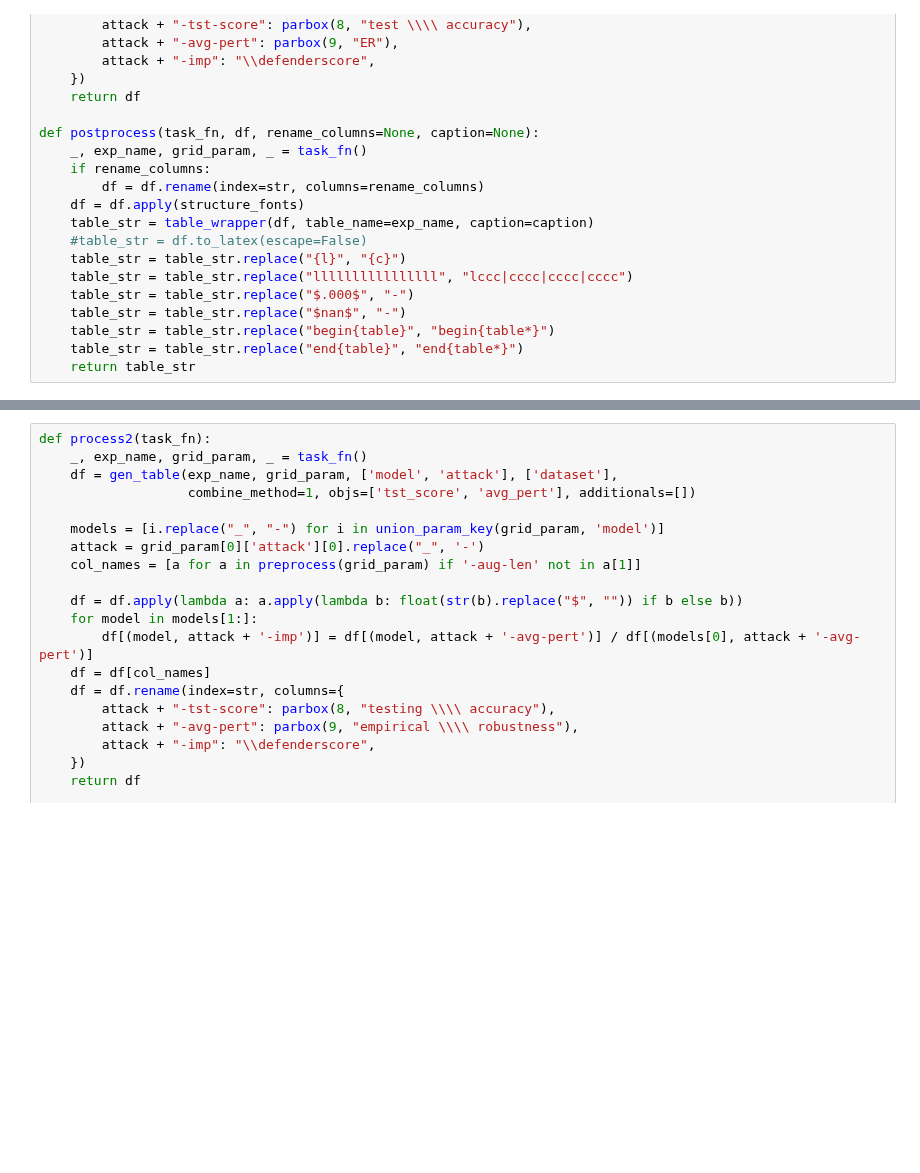
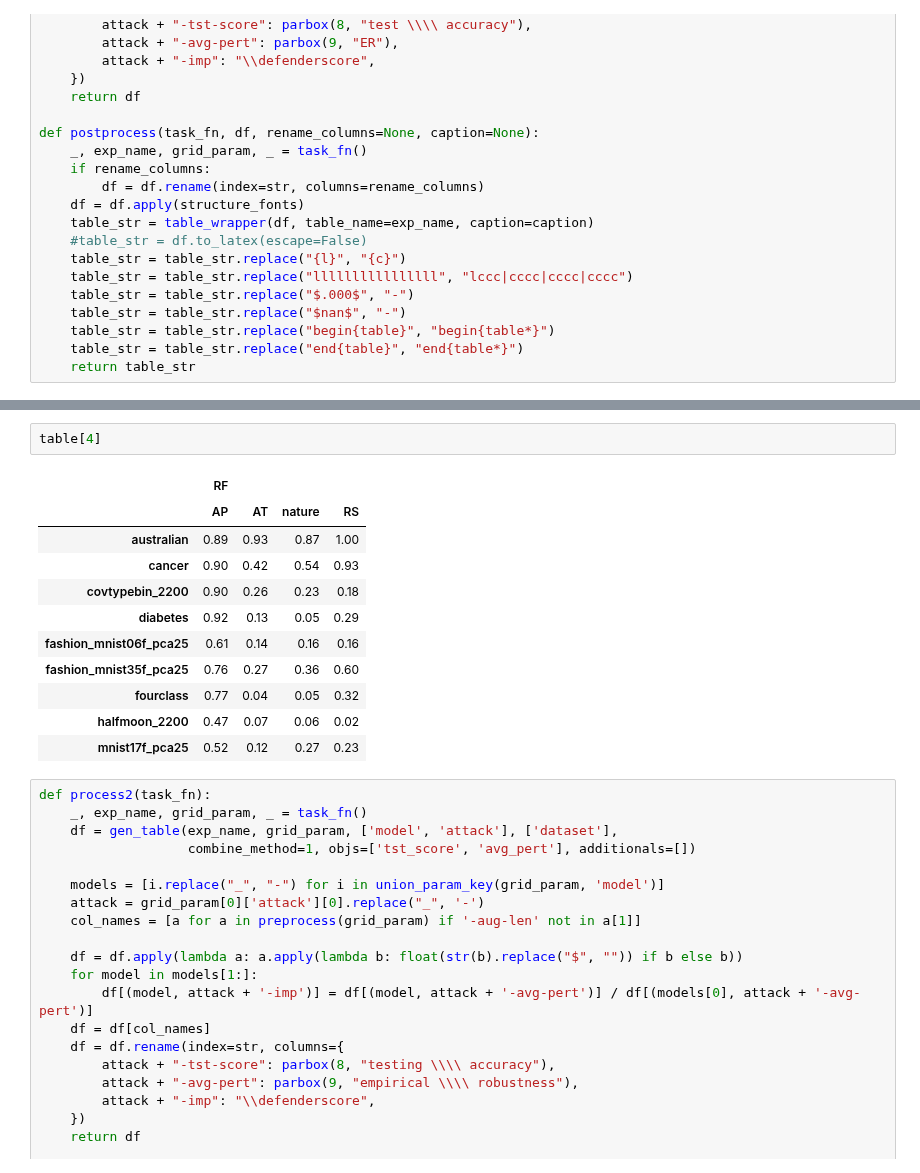
Before and after one commit to yangarbiter/adversarial-nonparametrics, a Jupyter notebook: plot.ipynb, the cells around one changed output, grey strips where cells are left out. Cells and saved outputs as stored; diff of their text form; blank space fills up the shorter version.

```diff
--- a/plot.ipynb
+++ b/plot.ipynb
@@ -888,3 +939,17 @@ write_to_tex(table_str, exp_name + '_table.tex')
+# %%
+table[4]
+# %% [output]
+|  | RF |  |  |  |
+|  | AP | AT | nature | RS |
+| australian | 0.89 | 0.93 | 0.87 | 1.00 |
+| cancer | 0.90 | 0.42 | 0.54 | 0.93 |
+| covtypebin_2200 | 0.90 | 0.26 | 0.23 | 0.18 |
+| diabetes | 0.92 | 0.13 | 0.05 | 0.29 |
+| fashion_mnist06f_pca25 | 0.61 | 0.14 | 0.16 | 0.16 |
+| fashion_mnist35f_pca25 | 0.76 | 0.27 | 0.36 | 0.60 |
+| fourclass | 0.77 | 0.04 | 0.05 | 0.32 |
+| halfmoon_2200 | 0.47 | 0.07 | 0.06 | 0.02 |
+| mnist17f_pca25 | 0.52 | 0.12 | 0.27 | 0.23 |
 # %%
 def process2(task_fn):
     _, exp_name, grid_param, _ = task_fn()
```
Also changed, not shown: parts of 6 cells of this notebook.
